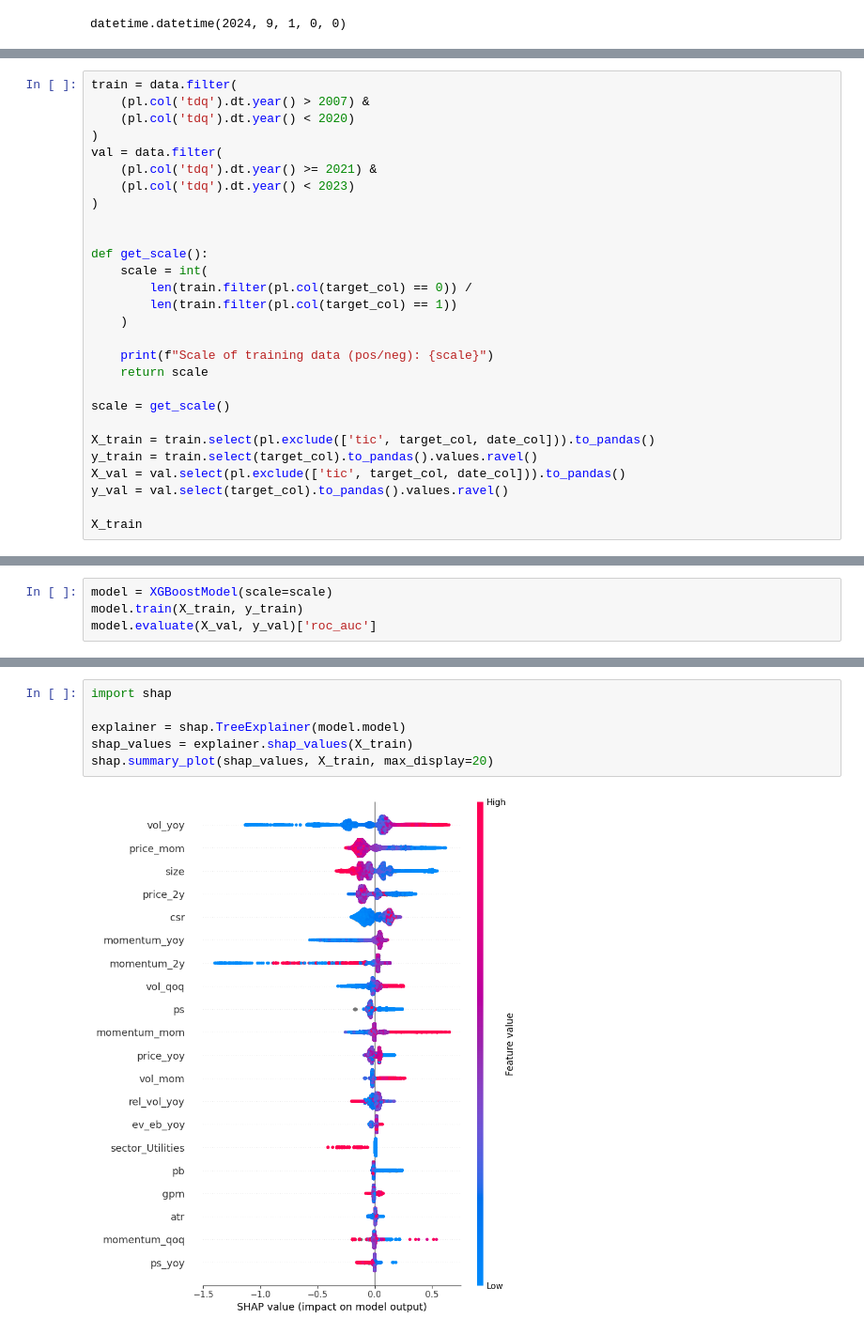
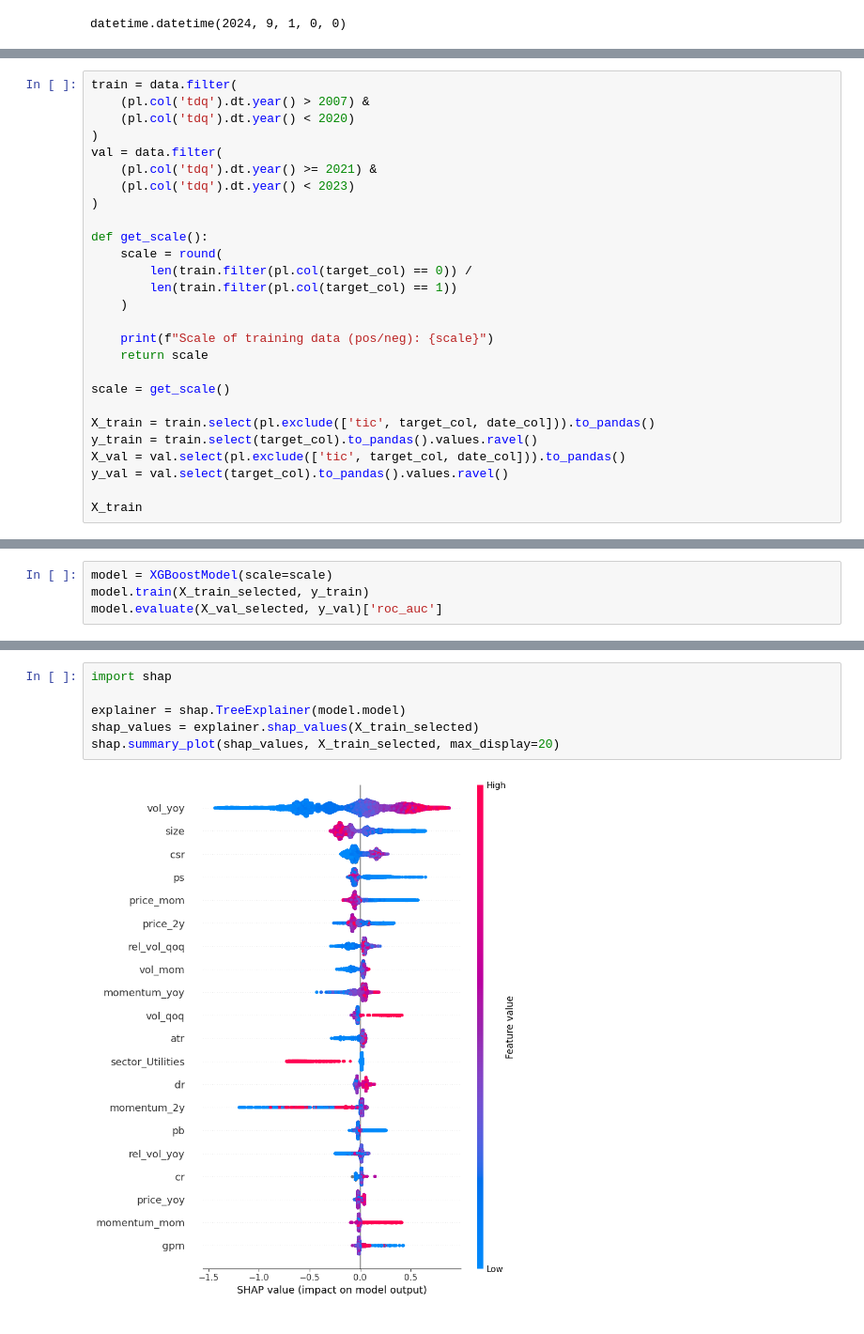
Before and after one commit to francisco3511/stocksense, a Jupyter notebook: notebooks/modeling.ipynb, the cells around one changed output, grey strips where cells are left out. Shown: that part at 94% size. Drawn from its saved outputs; the diff is of its cells as text.

```diff
--- a/notebooks/modeling.ipynb
+++ b/notebooks/modeling.ipynb
@@ -95,9 +101,8 @@ val = data.filter(
     (pl.col('tdq').dt.year() < 2023)
 )
 
-
 def get_scale():
-    scale = int(
+    scale = round(
         len(train.filter(pl.col(target_col) == 0)) /
         len(train.filter(pl.col(target_col) == 1))
     )
@@ -131,5 +207,5 @@ Scale of training data (pos/neg): 3
 # %%
 model = XGBoostModel(scale=scale)
-model.train(X_train, y_train)
-model.evaluate(X_val, y_val)['roc_auc']
+model.train(X_train_selected, y_train)
+model.evaluate(X_val_selected, y_val)['roc_auc']
 # %% [output]
@@ -194,11 +270,11 @@ model.get_importance("weight")
 # %%
 import shap
 
 explainer = shap.TreeExplainer(model.model)
-shap_values = explainer.shap_values(X_train)
-shap.summary_plot(shap_values, X_train, max_display=20)
+shap_values = explainer.shap_values(X_train_selected)
+shap.summary_plot(shap_values, X_train_selected, max_display=20)
 # %% [output]
-[figure, old version]
+[figure, new version]
 # %%
 import numpy as np
 import pandas as pd
```
Also changed, not shown: parts of 12 cells of this notebook, 2 other files.
